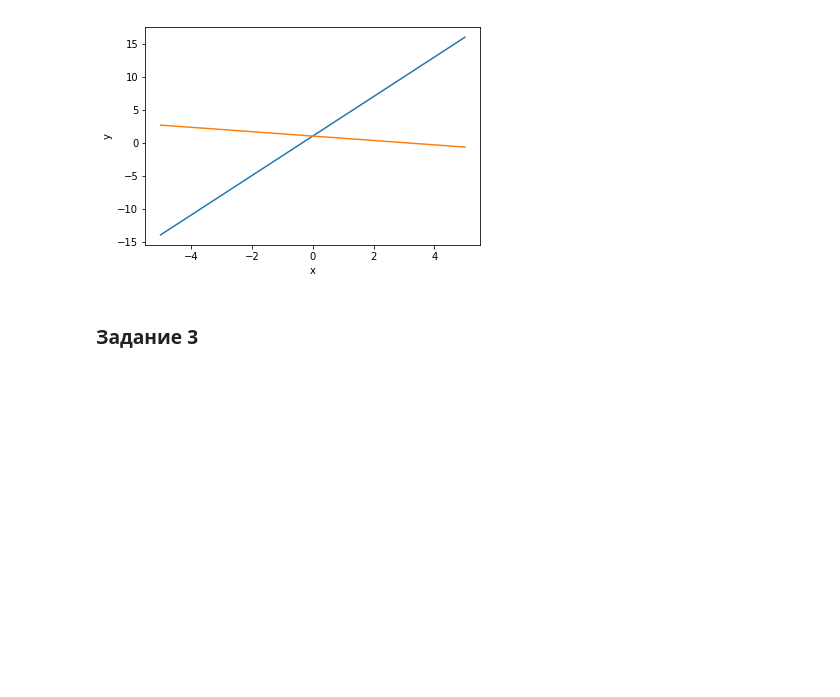
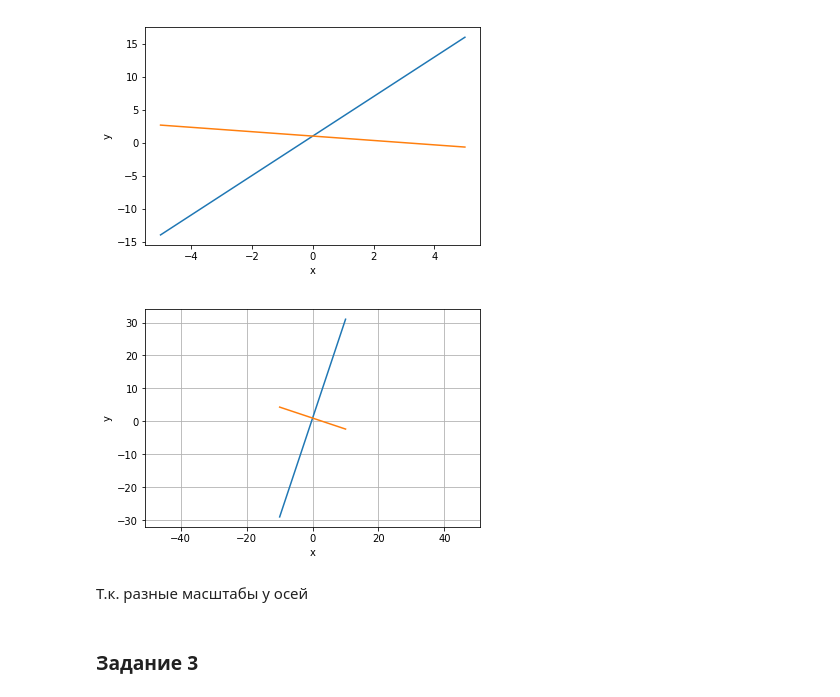
Before and after one commit to superpavelka/introduction-to-higher-mathematics, a Jupyter notebook: Task3/Task3.ipynb, the cells around one changed output. Drawn from its saved outputs; the diff is of its cells as text; code cells hidden in the pictures; blank space fills up the shorter version.

Commit message:
les3: analgeom all, graphics all but 2 and 4.2

```diff
--- a/Task3/Task3.ipynb
+++ b/Task3/Task3.ipynb
@@ -47,6 +49,19 @@ plt.ylabel('y')
 # %% [output]
 Text(0, 0.5, 'y')
 [figure]
+# %%
+x = np.arange(-10, 10.01, 0.01)
+y1 = 3*x+1
+y2 = (-1/3)*x+1
+plt.plot(x,y1,x,y2)
+plt.xlabel('x')
+plt.ylabel('y')
+plt.axis('equal')
+plt.grid(True)
+# %% [output]
+[figure, added]
+# %% [markdown]
+Т.к. разные масштабы у осей
 # %% [markdown]
 ### Задание 3
 # %% [markdown]
```
Also changed, not shown: parts of 34 cells of this notebook.
